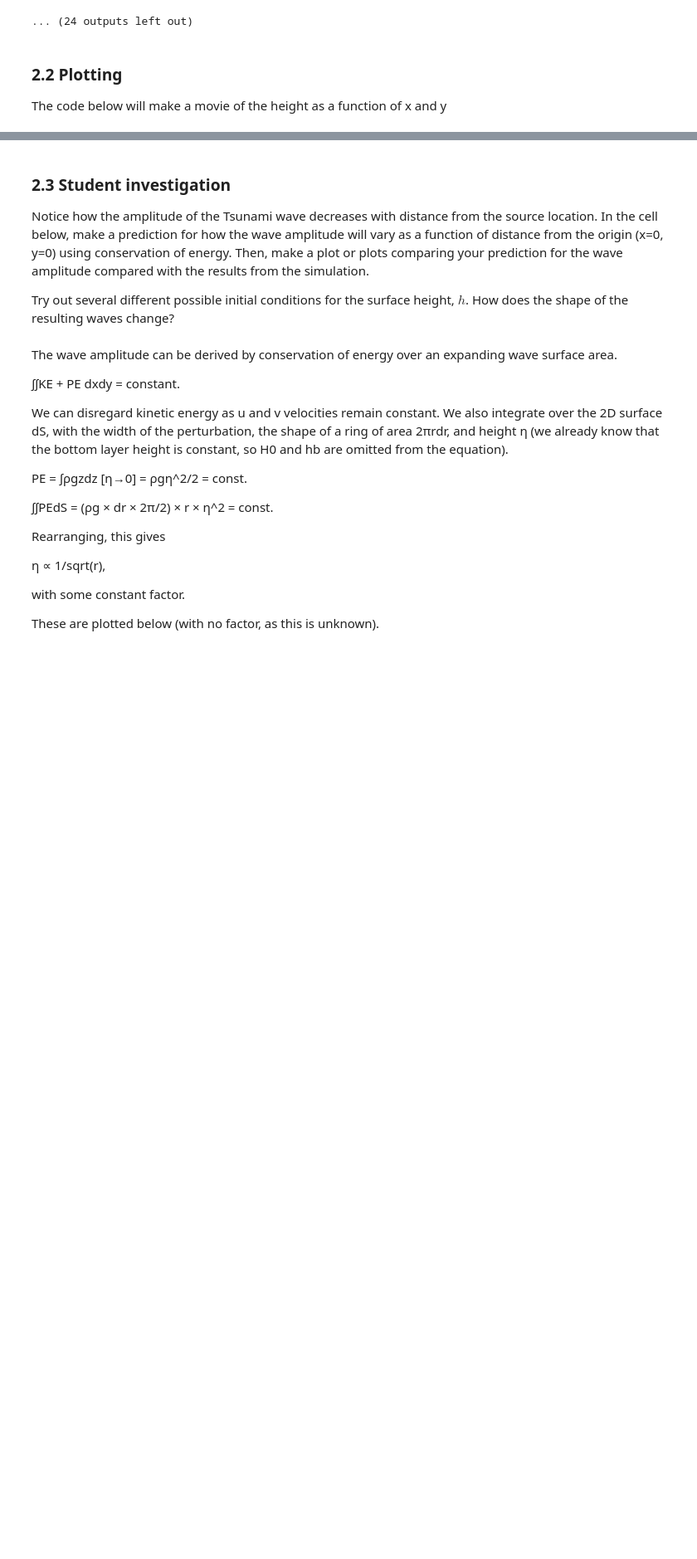
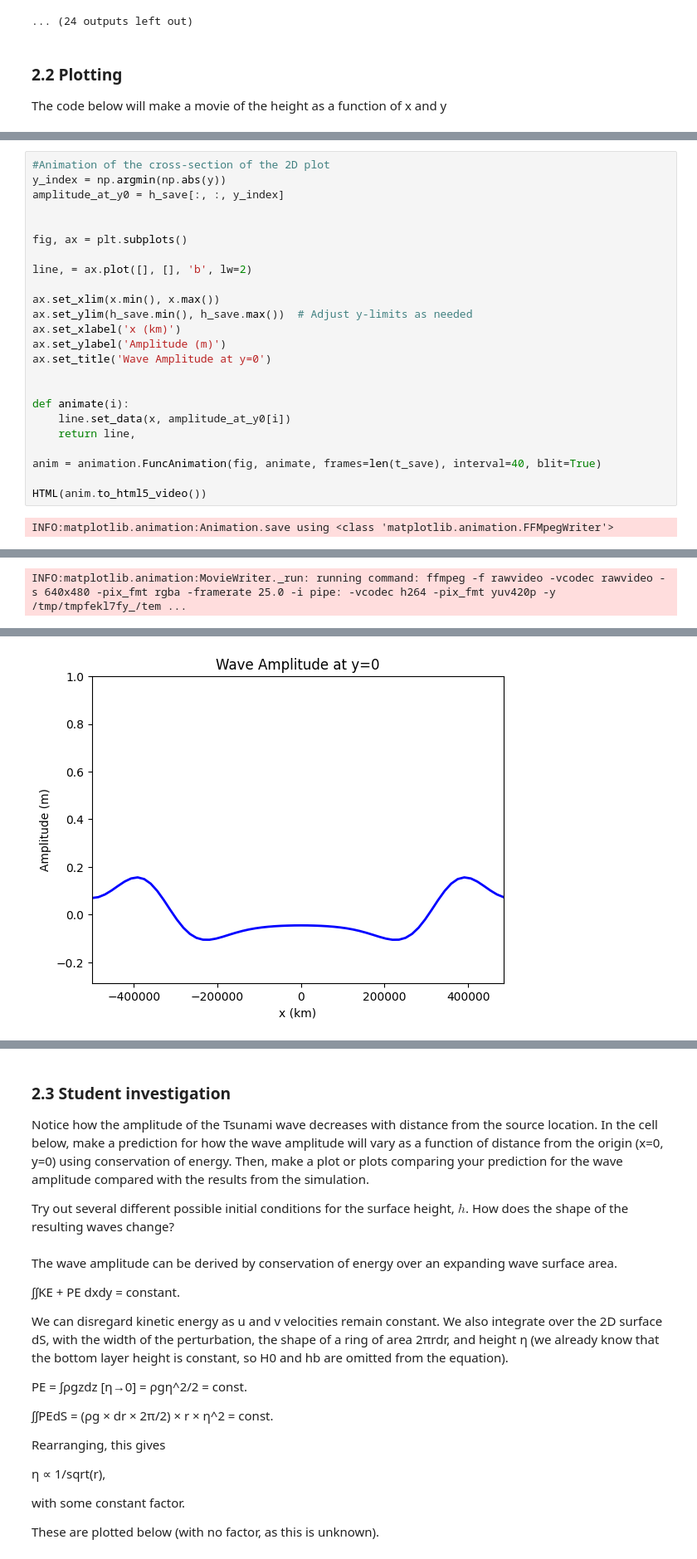
Before and after one commit to PolinaSevastyanova1/QCES, a Jupyter notebook: Project3_tsunami.ipynb, the cells around one changed output, grey strips where cells are left out. Shown at 83% size. Drawn from its saved outputs; the diff is of its cells as text; blank space fills up the shorter version.

```diff
--- a/Project3_tsunami.ipynb
+++ b/Project3_tsunami.ipynb
@@ -470,0 +471,26 @@ INFO:matplotlib.animation:MovieWriter._run: running command: ffmpeg -f rawvideo
+# %%
+#Animation of the cross-section of the 2D plot
+y_index = np.argmin(np.abs(y))
+amplitude_at_y0 = h_save[:, :, y_index]
+
+
+fig, ax = plt.subplots()
+
+line, = ax.plot([], [], 'b', lw=2)
+
+ax.set_xlim(x.min(), x.max())
+ax.set_ylim(h_save.min(), h_save.max())  # Adjust y-limits as needed
+ax.set_xlabel('x (km)')
+ax.set_ylabel('Amplitude (m)')
+ax.set_title('Wave Amplitude at y=0')
+
+
+def animate(i):
+    line.set_data(x, amplitude_at_y0[i])
+    return line,
+
+anim = animation.FuncAnimation(fig, animate, frames=len(t_save), interval=40, blit=True)
+
+HTML(anim.to_html5_video())
+# %% [output]
+INFO:matplotlib.animation:Animation.save using <class 'matplotlib.animation.FFMpegWriter'>
@@ -470,0 +498 @@ INFO:matplotlib.animation:MovieWriter._run: running command: ffmpeg -f rawvideo
+INFO:matplotlib.animation:MovieWriter._run: running command: ffmpeg -f rawvideo -vcodec rawvideo -s 640x480 -pix_fmt rgba -framerate 25.0 -i pipe: -vcodec h264 -pix_fmt yuv420p -y /tmp/tmpfekl7fy_/tem ...
@@ -470,0 +501 @@ INFO:matplotlib.animation:MovieWriter._run: running command: ffmpeg -f rawvideo
+[figure, added]
```
Also changed, not shown: parts of 11 cells of this notebook.
